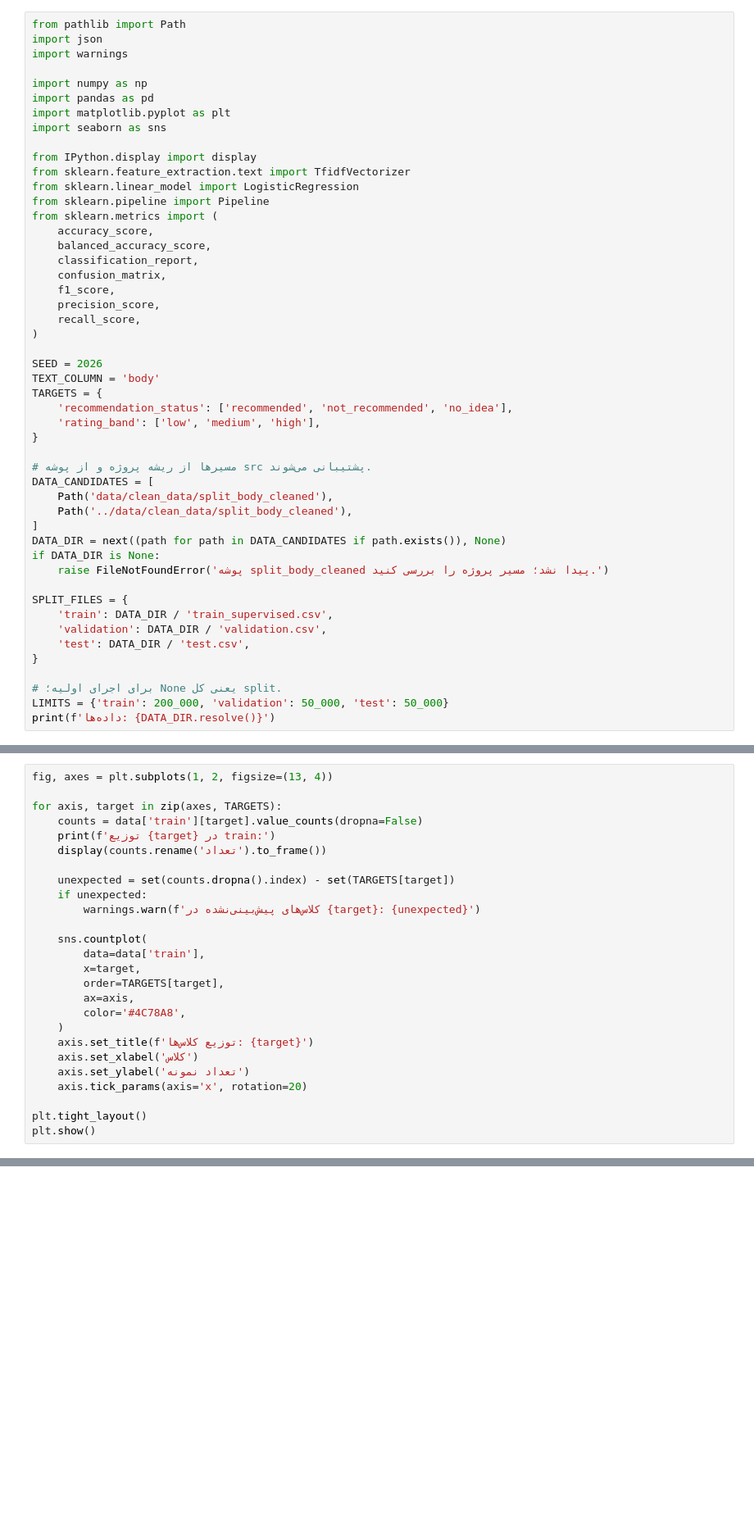
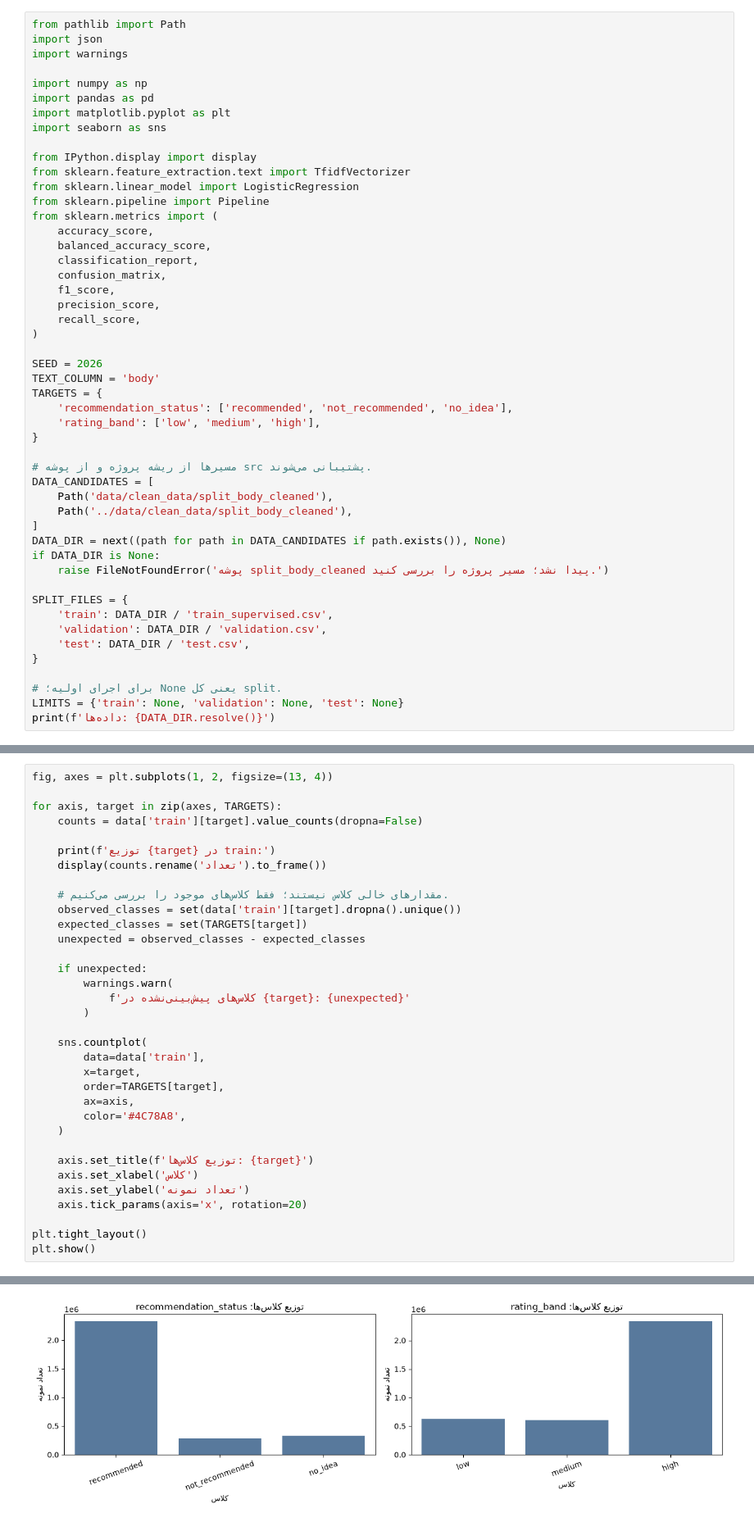
Before and after one commit to mrpanigale/Transformer_Project, a Jupyter notebook: src/tf_idf.ipynb, the cells around one changed output, grey strips where cells are left out. Shown at 82% size. Saved outputs shown, nothing was run; the diff lists cells and outputs as text; blank space fills up the shorter version.

```diff
--- a/src/tf_idf.ipynb
+++ b/src/tf_idf.ipynb
@@ -53,5 +55,5 @@ SPLIT_FILES = {
 }
 
 # برای اجرای اولیه؛ None یعنی کل split.
-LIMITS = {'train': 200_000, 'validation': 50_000, 'test': 50_000}
+LIMITS = {'train': None, 'validation': None, 'test': None}
 print(f'داده‌ها: {DATA_DIR.resolve()}')
@@ -136,12 +152,19 @@ fig, axes = plt.subplots(1, 2, figsize=(13, 4))
 
 for axis, target in zip(axes, TARGETS):
     counts = data['train'][target].value_counts(dropna=False)
+
     print(f'توزیع {target} در train:')
     display(counts.rename('تعداد').to_frame())
 
-    unexpected = set(counts.dropna().index) - set(TARGETS[target])
+    # مقدارهای خالی کلاس نیستند؛ فقط کلاس‌های موجود را بررسی می‌کنیم.
+    observed_classes = set(data['train'][target].dropna().unique())
+    expected_classes = set(TARGETS[target])
+    unexpected = observed_classes - expected_classes
+
     if unexpected:
-        warnings.warn(f'کلاس‌های پیش‌بینی‌نشده در {target}: {unexpected}')
+        warnings.warn(
+            f'کلاس‌های پیش‌بینی‌نشده در {target}: {unexpected}'
+        )
 
     sns.countplot(
         data=data['train'],
@@ -150,6 +173,7 @@ for axis, target in zip(axes, TARGETS):
         ax=axis,
         color='#4C78A8',
     )
+
     axis.set_title(f'توزیع کلاس‌ها: {target}')
     axis.set_xlabel('کلاس')
     axis.set_ylabel('تعداد نمونه')
@@ -157,3 +181,4 @@ for axis, target in zip(axes, TARGETS):
 
 plt.tight_layout()
 plt.show()
+# %% [output]
@@ -160 +199,2 @@ plt.show()
+[figure, added]
 # %% [markdown]
```
Also changed, not shown: parts of 17 cells of this notebook.
